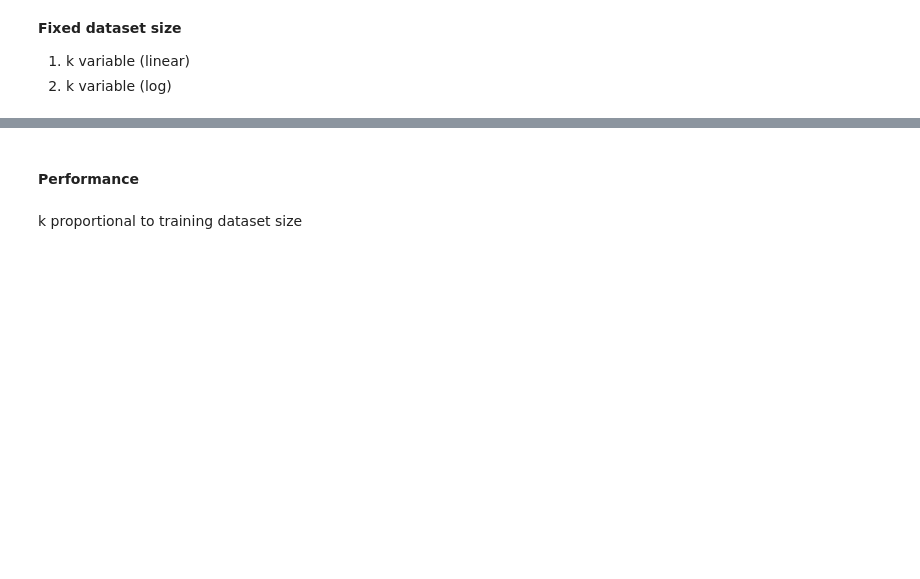
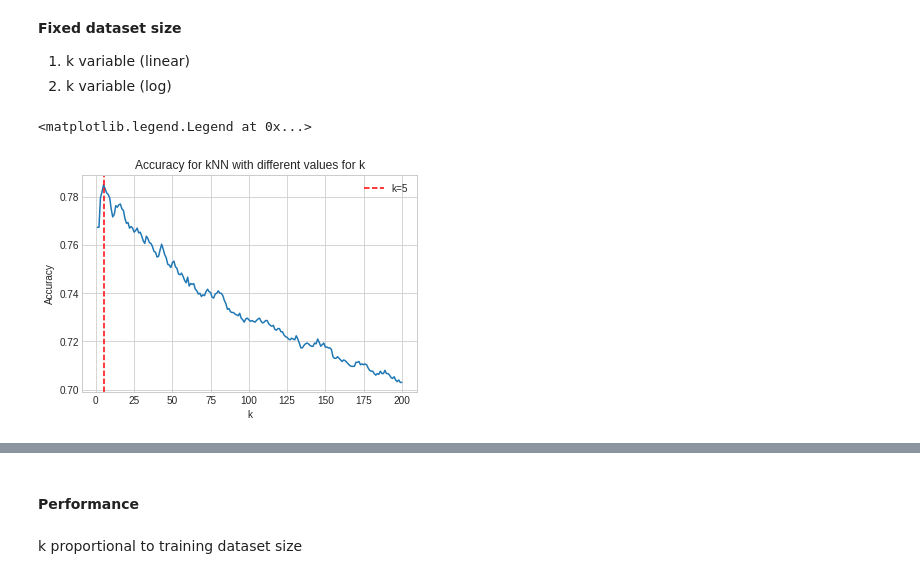
Before and after one commit to AvalosM/kNN-classifier, a Jupyter notebook: notebooks/analysis.ipynb, the cells around one changed output, grey strips where cells are left out. Saved outputs shown, nothing was run; the diff lists cells and outputs as text; code cells hidden in the pictures; blank space fills up the shorter version.

```diff
--- a/notebooks/analysis.ipynb
+++ b/notebooks/analysis.ipynb
@@ -198,0 +235,14 @@ ks = df['k'].unique()
+# %%
+df = pd.read_csv("res/kNN_k_linspace.csv").groupby('k')
+accuracies = df['accuracy'].mean().to_numpy()
+ks = df['k'].unique()
+maxk = ks[accuracies.argmax()+1]
+plt.plot(ks, accuracies)
+plt.axvline(maxk, color='r', ls='--', label='k='+str(int(maxk[0])))
+plt.title("Accuracy for kNN with different values for k")
+plt.xlabel("k")
+plt.ylabel("Accuracy")
+plt.legend()
+# %% [output]
+<matplotlib.legend.Legend at 0x...>
+[figure, added]
```
Also changed, not shown: parts of 25 cells of this notebook, 6 other files.
